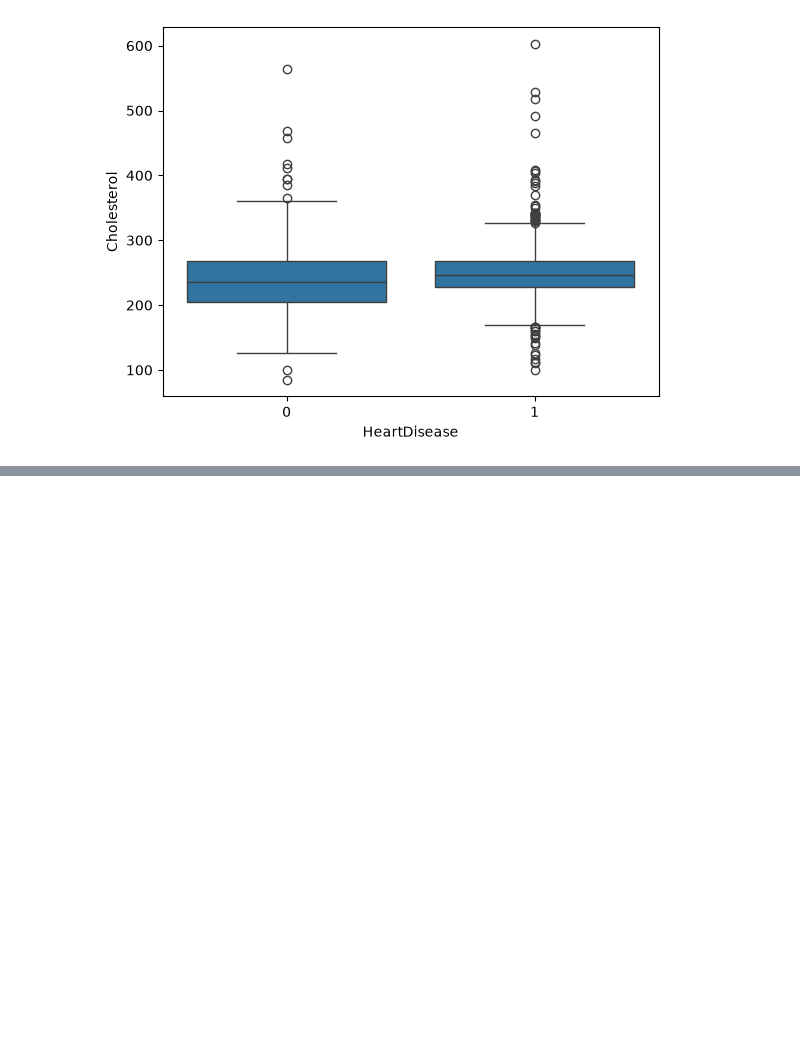
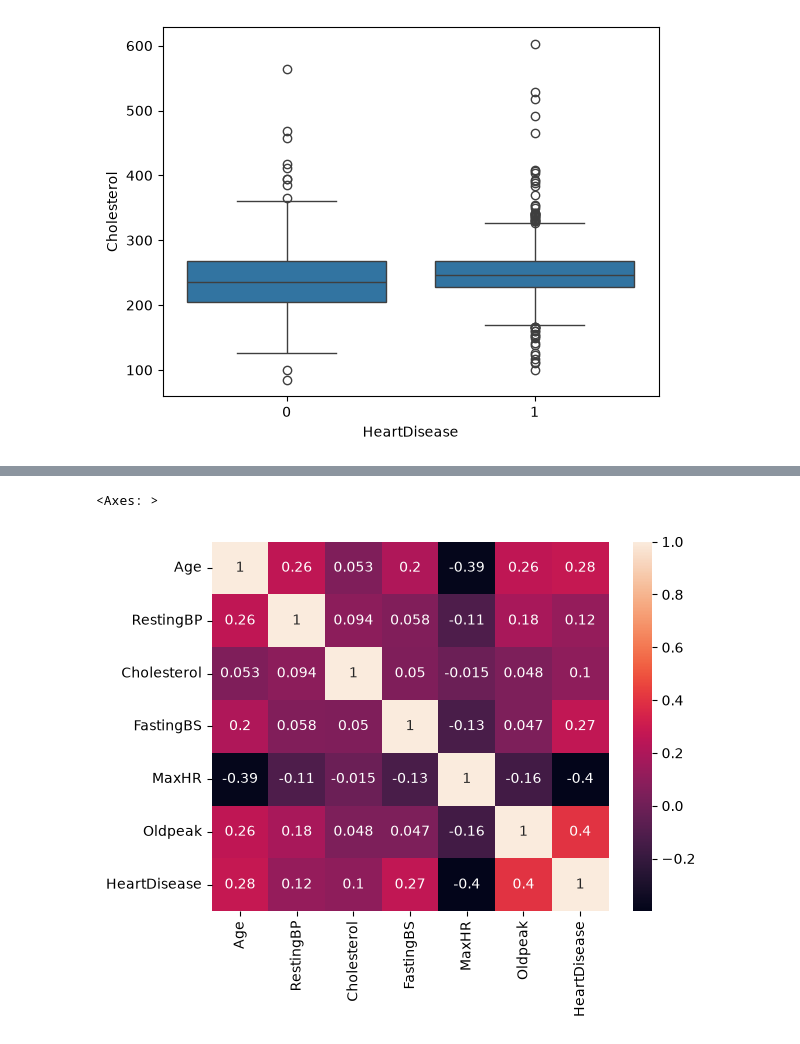
Before and after one commit to palak-bajpai-039/Machine-Learning, a Jupyter notebook: heart/heart.ipynb, the cells around one changed output, grey strips where cells are left out. Saved outputs shown, nothing was run; the diff lists cells and outputs as text; code cells hidden in the pictures; blank space fills up the shorter version.

```diff
--- a/heart/heart.ipynb
+++ b/heart/heart.ipynb
@@ -229,0 +235,5 @@ sns.boxplot(x='HeartDisease', y='Cholesterol',data=df)
+# %%
+sns.heatmap(df.corr(numeric_only = True),annot=True)
+# %% [output]
+<Axes: >
+[figure, added]
```
Also changed, not shown: parts of 1 cell of this notebook.
